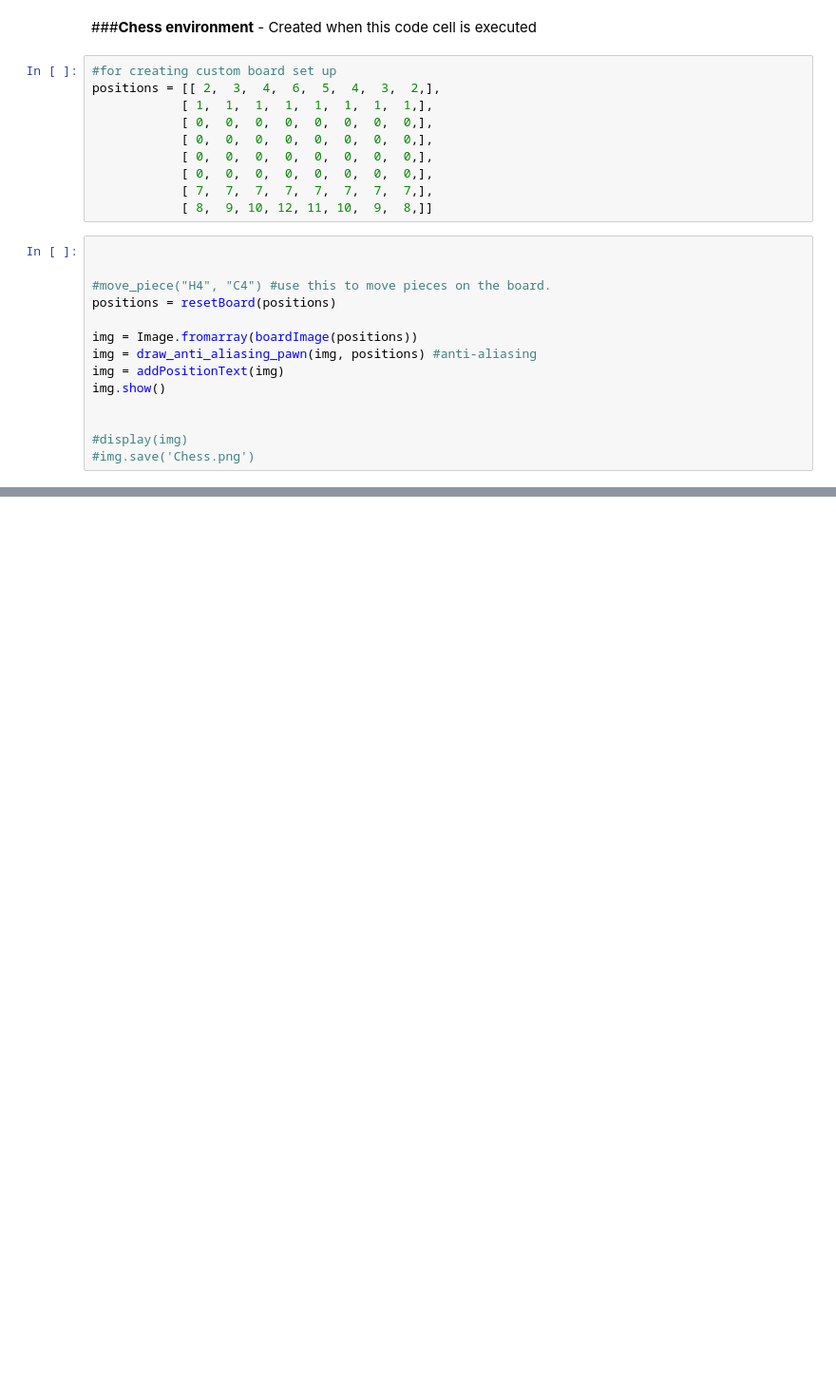
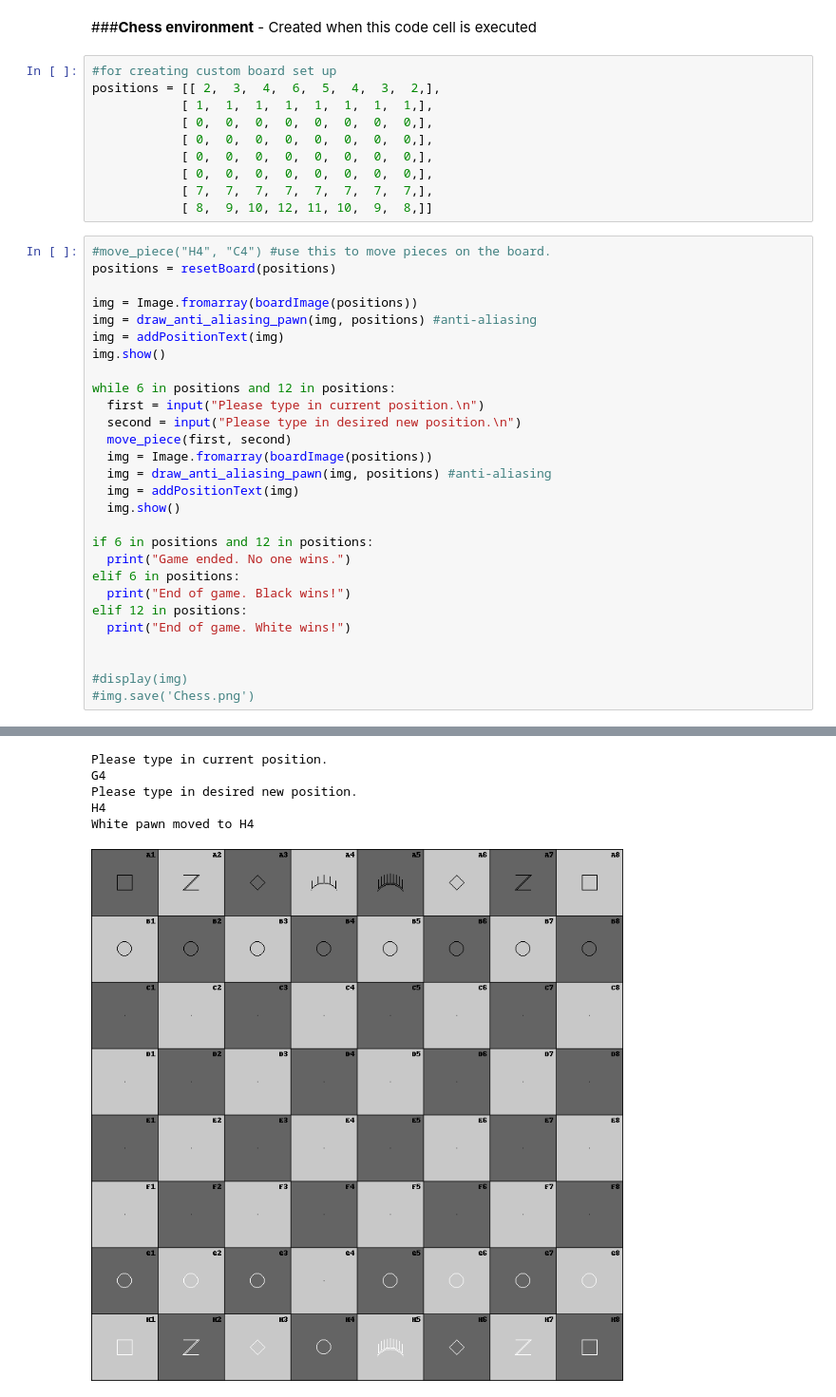
Before and after one commit to JoshuaZaneBarsky/Projects, a Jupyter notebook: Chess_from_scratch.ipynb, the cells around one changed output, grey strips where cells are left out. Shown at 95% size. Drawn from its saved outputs; the diff is of its cells as text; blank space fills up the shorter version.

```diff
--- a/Chess_from_scratch.ipynb
+++ b/Chess_from_scratch.ipynb
@@ -466,18 +466,38 @@ positions = [[ 2,  3,  4,  6,  5,  4,  3,  2,],
             [ 7,  7,  7,  7,  7,  7,  7,  7,],
             [ 8,  9, 10, 12, 11, 10,  9,  8,]]
 # %%
-
-
 #move_piece("H4", "C4") #use this to move pieces on the board.
 positions = resetBoard(positions)
 
 img = Image.fromarray(boardImage(positions))
 img = draw_anti_aliasing_pawn(img, positions) #anti-aliasing
 img = addPositionText(img)
 img.show()
 
+while 6 in positions and 12 in positions:
+  first = input("Please type in current position.\n")
+  second = input("Please type in desired new position.\n")
+  move_piece(first, second)
+  img = Image.fromarray(boardImage(positions))
+  img = draw_anti_aliasing_pawn(img, positions) #anti-aliasing
+  img = addPositionText(img)
+  img.show()
+
+if 6 in positions and 12 in positions:
+  print("Game ended. No one wins.")
+elif 6 in positions:
+  print("End of game. Black wins!")
+elif 12 in positions:
+  print("End of game. White wins!")
+
 
 #display(img)
 #img.save('Chess.png')
 # %% [output]
 [figure]
+Please type in current position.
+G4
+Please type in desired new position.
+H4
+White pawn moved to H4
+[figure, added]
```
Also changed, not shown: parts of 1 cell of this notebook.
